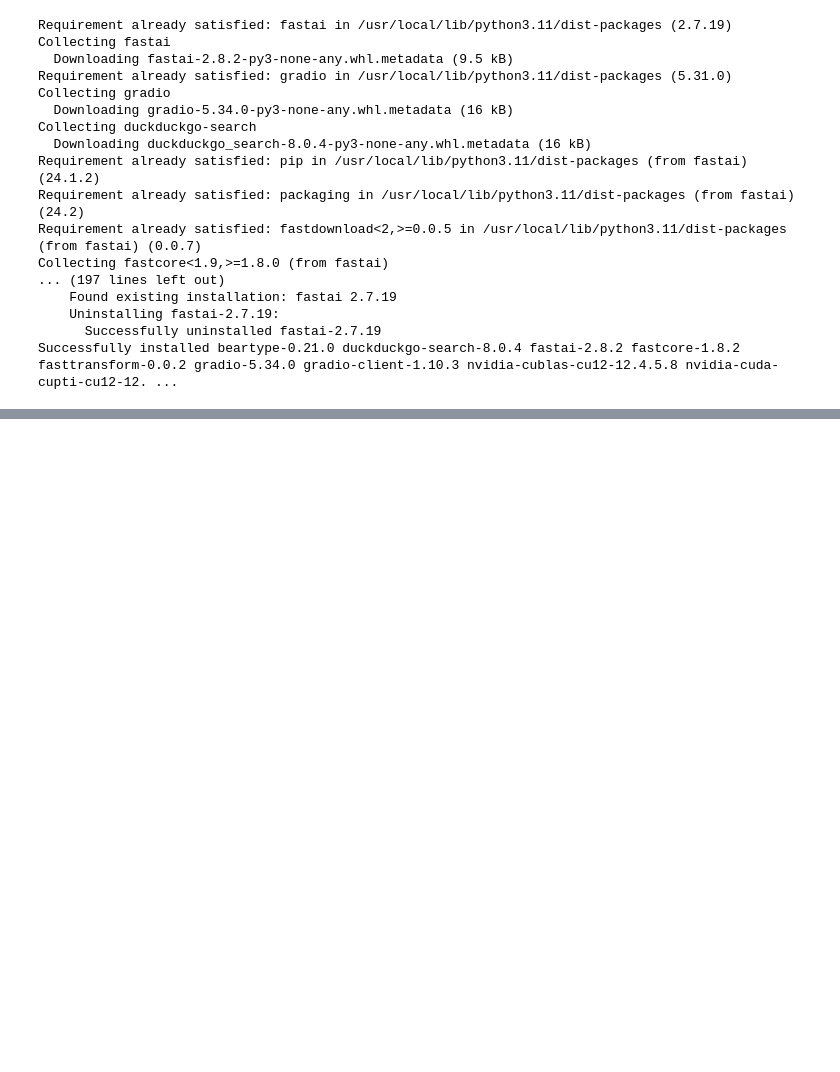
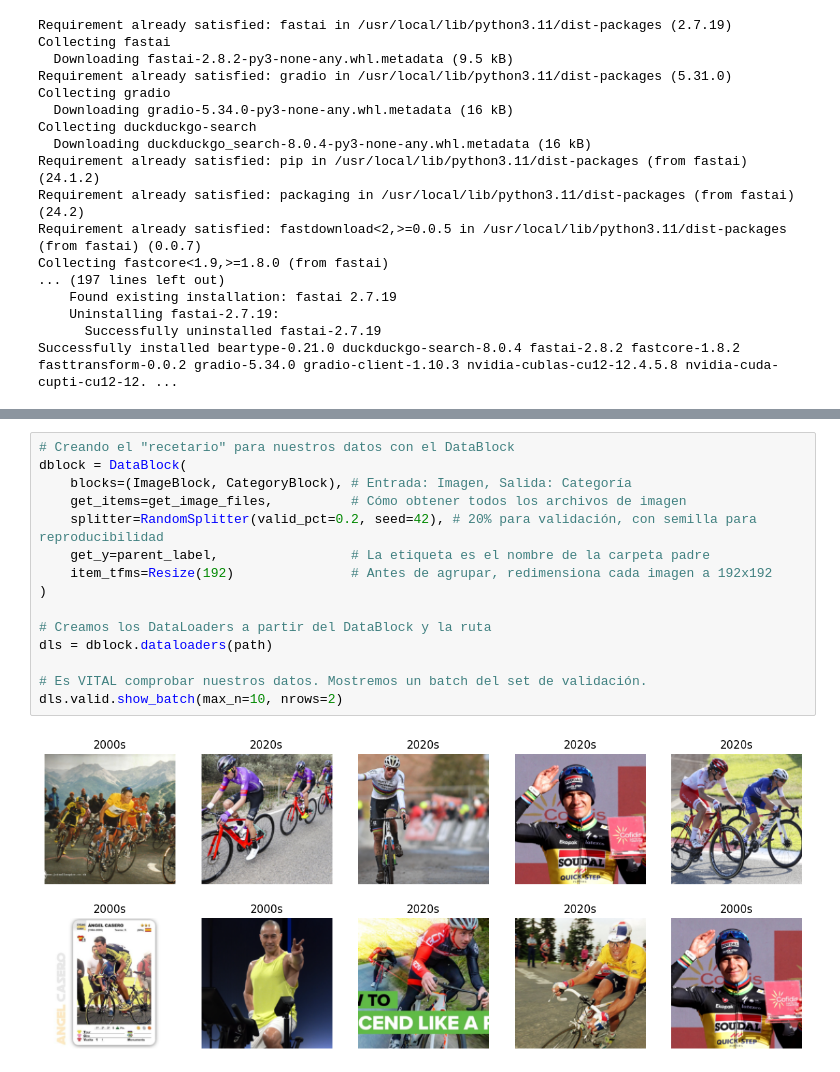
Before and after one commit to oscarfp6/PracticalDeepLearning, a Jupyter notebook: modercycling_vs_oldcycling.ipynb, the cells around one changed output, grey strips where cells are left out. Drawn from its saved outputs; the diff is of its cells as text; blank space fills up the shorter version.

```diff
--- a/modercycling_vs_oldcycling.ipynb
+++ b/modercycling_vs_oldcycling.ipynb
@@ -27,0 +66,17 @@ Successfully installed beartype-0.21.0 duckduckgo-search-8.0.4 fastai-2.8.2 fast
+# %%
+# Creando el "recetario" para nuestros datos con el DataBlock
+dblock = DataBlock(
+    blocks=(ImageBlock, CategoryBlock), # Entrada: Imagen, Salida: Categoría
+    get_items=get_image_files,          # Cómo obtener todos los archivos de imagen
+    splitter=RandomSplitter(valid_pct=0.2, seed=42), # 20% para validación, con semilla para reproducibilidad
+    get_y=parent_label,                 # La etiqueta es el nombre de la carpeta padre
+    item_tfms=Resize(192)               # Antes de agrupar, redimensiona cada imagen a 192x192
+)
+
+# Creamos los DataLoaders a partir del DataBlock y la ruta
+dls = dblock.dataloaders(path)
+
+# Es VITAL comprobar nuestros datos. Mostremos un batch del set de validación.
+dls.valid.show_batch(max_n=10, nrows=2)
+# %% [output]
+[figure, added]
```
Also changed, not shown: parts of 2 cells of this notebook.
